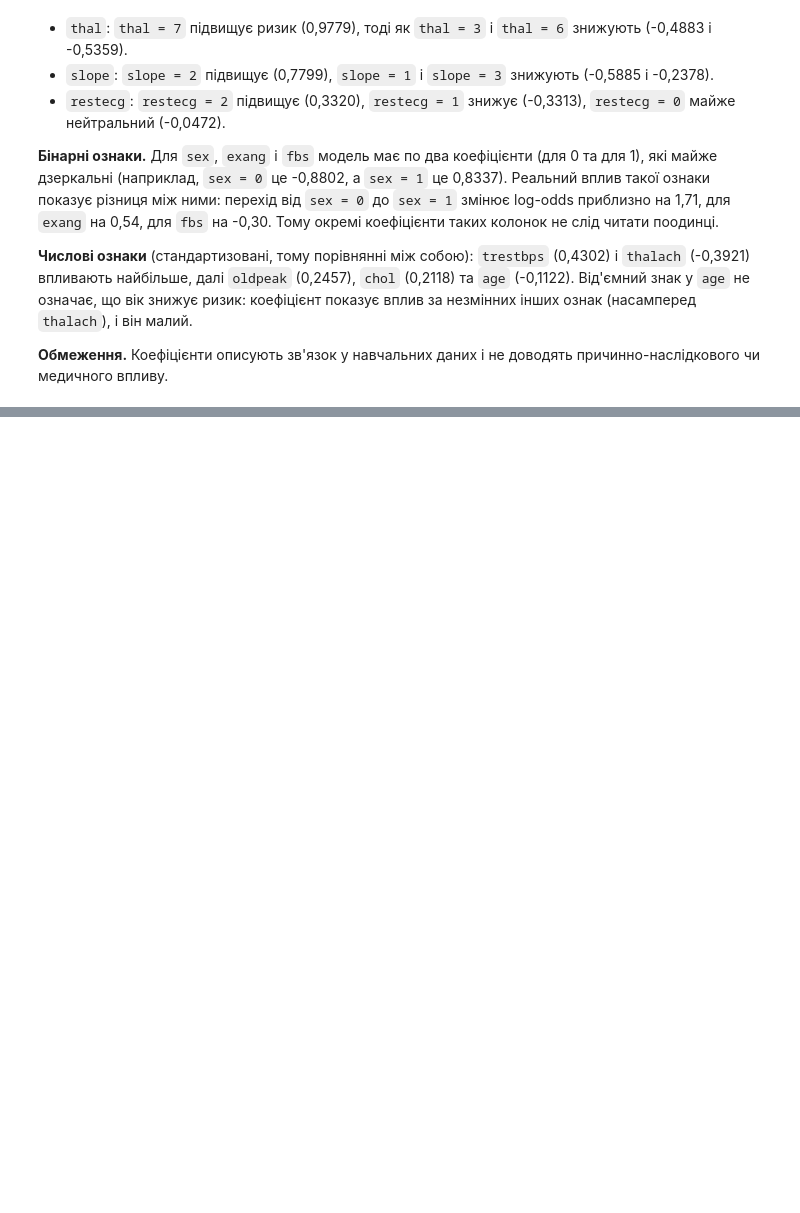
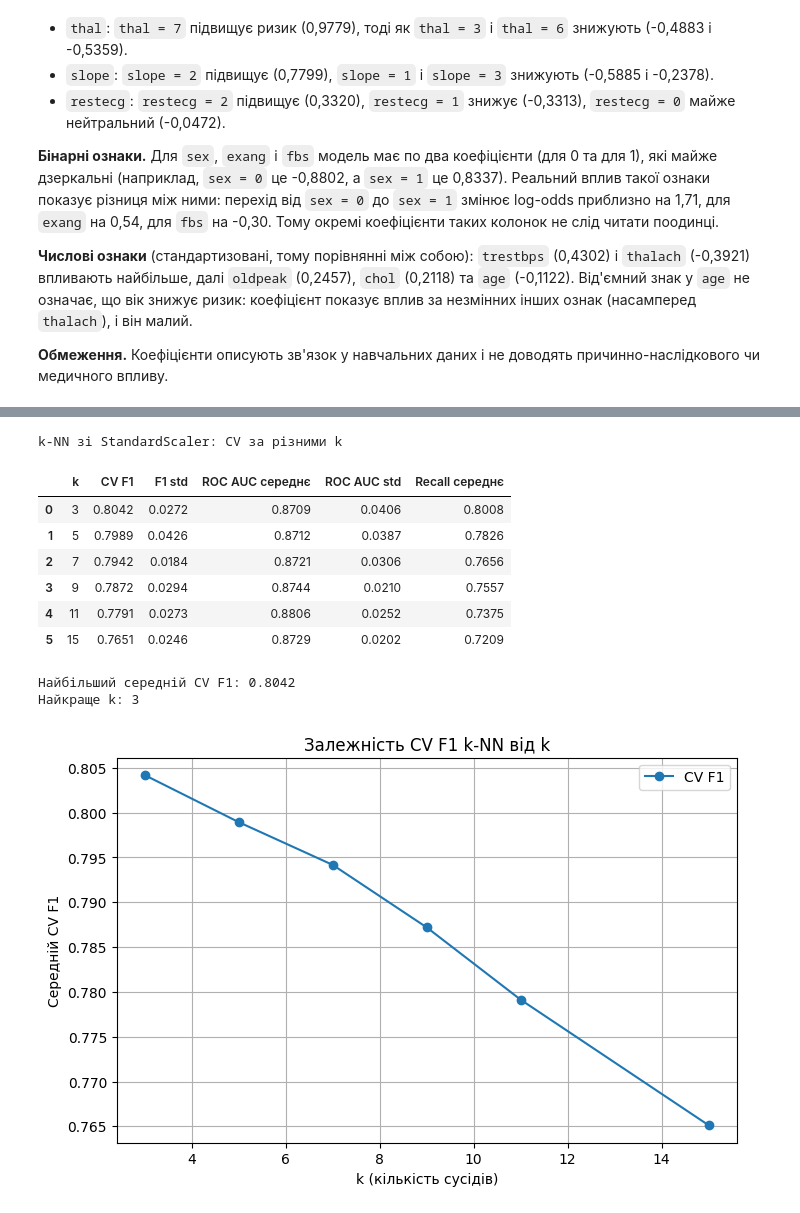
Before and after one commit to Anton-maxi/pattern-recognition-practice, a Jupyter notebook: classification-mini-project/notebooks/PR04_Zboryk_Anton.ipynb, the cells around one changed output, grey strips where cells are left out. Cells and saved outputs as stored; diff of their text form; code cells hidden in the pictures; blank space fills up the shorter version.

Commit message:
Added kNN and probabilistic classifiers

```diff
--- a/classification-mini-project/notebooks/PR04_Zboryk_Anton.ipynb
+++ b/classification-mini-project/notebooks/PR04_Zboryk_Anton.ipynb
@@ -485,0 +555,58 @@ plt.show()
+# %%
+# Крок 14.2 (методичка): вибір кількості сусідів k
+
+k = [3, 5, 7, 9, 11, 15]
+res_rows = []
+
+for k_n in k:
+    knn_scaled_k = Pipeline([
+        ("preprocessor", preprocessor),
+        ("classifier", KNeighborsClassifier(n_neighbors=k_n))
+    ])
+    crv_knn_scaled = cross_validate(knn_scaled_k, X_train, y_train, cv=cv, scoring=scoring)
+    res_rows.append({
+        "k": k_n,
+        "CV F1": crv_knn_scaled["test_F1"].mean(),
+        "F1 std": crv_knn_scaled["test_F1"].std(),
+        "ROC AUC середнє": crv_knn_scaled["test_ROC_AUC"].mean(),
+        "ROC AUC std": crv_knn_scaled["test_ROC_AUC"].std(),
+        "Recall середнє": crv_knn_scaled["test_RECALL"].mean()
+    })
+
+df_knn_k = pd.DataFrame(res_rows)
+
+# Пошук найкращого k: найбільший середній CV F1,
+# при однаковому F1 беремо більше k (гладша й простіша модель)
+max_CV_F1 = -100
+k_max = -100
+for elm in res_rows:
+    if elm["CV F1"] >= max_CV_F1:
+        max_CV_F1 = elm["CV F1"]
+        k_max = elm["k"]
+
+print("k-NN зі StandardScaler: CV за різними k")
+display(df_knn_k.round(4))
+print("Найбільший середній CV F1:", round(max_CV_F1, 4))
+print("Найкраще k:", k_max)
+
+# Графік залежності CV F1 від k
+plt.figure(figsize=(8, 5))
+plt.plot(df_knn_k["k"], df_knn_k["CV F1"], marker="o", label="CV F1")
+plt.xlabel("k (кількість сусідів)")
+plt.ylabel("Середній CV F1")
+plt.title("Залежність CV F1 k-NN від k")
+plt.legend()
+plt.grid(True)
+plt.show()
+# %% [output]
+k-NN зі StandardScaler: CV за різними k
+|  | k | CV F1 | F1 std | ROC AUC середнє | ROC AUC std | Recall середнє |
+| 0 | 3 | 0.8042 | 0.0272 | 0.8709 | 0.0406 | 0.8008 |
+| 1 | 5 | 0.7989 | 0.0426 | 0.8712 | 0.0387 | 0.7826 |
+| 2 | 7 | 0.7942 | 0.0184 | 0.8721 | 0.0306 | 0.7656 |
+| 3 | 9 | 0.7872 | 0.0294 | 0.8744 | 0.0210 | 0.7557 |
+| 4 | 11 | 0.7791 | 0.0273 | 0.8806 | 0.0252 | 0.7375 |
+| 5 | 15 | 0.7651 | 0.0246 | 0.8729 | 0.0202 | 0.7209 |
+Найбільший середній CV F1: 0.8042
+Найкраще k: 3
+[figure, added]
```
Also changed, not shown: parts of 19 cells of this notebook.
